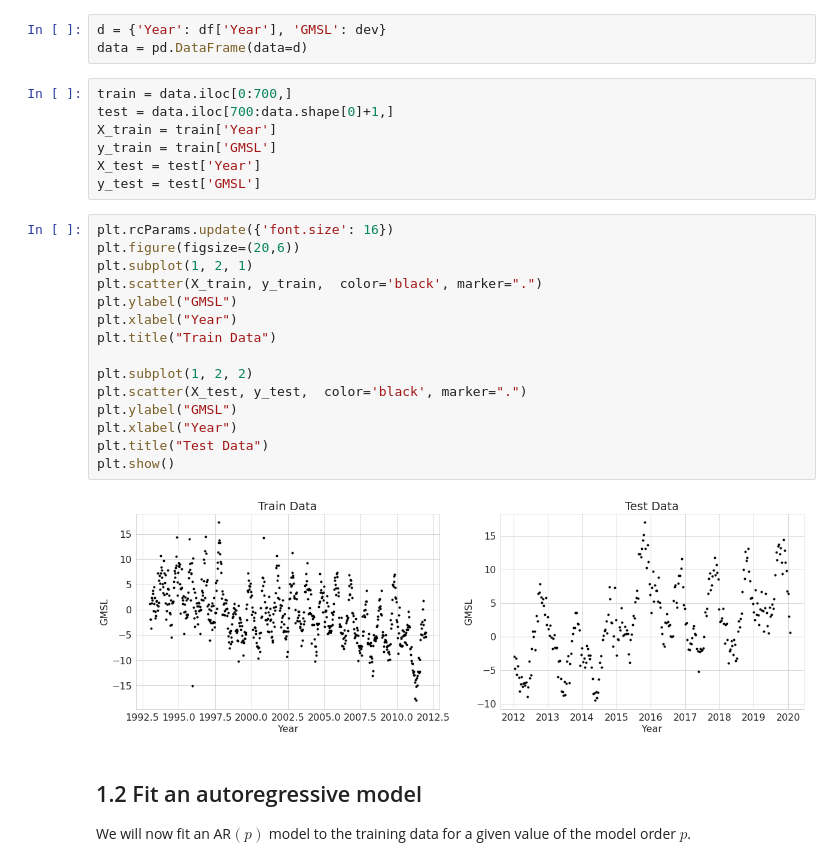
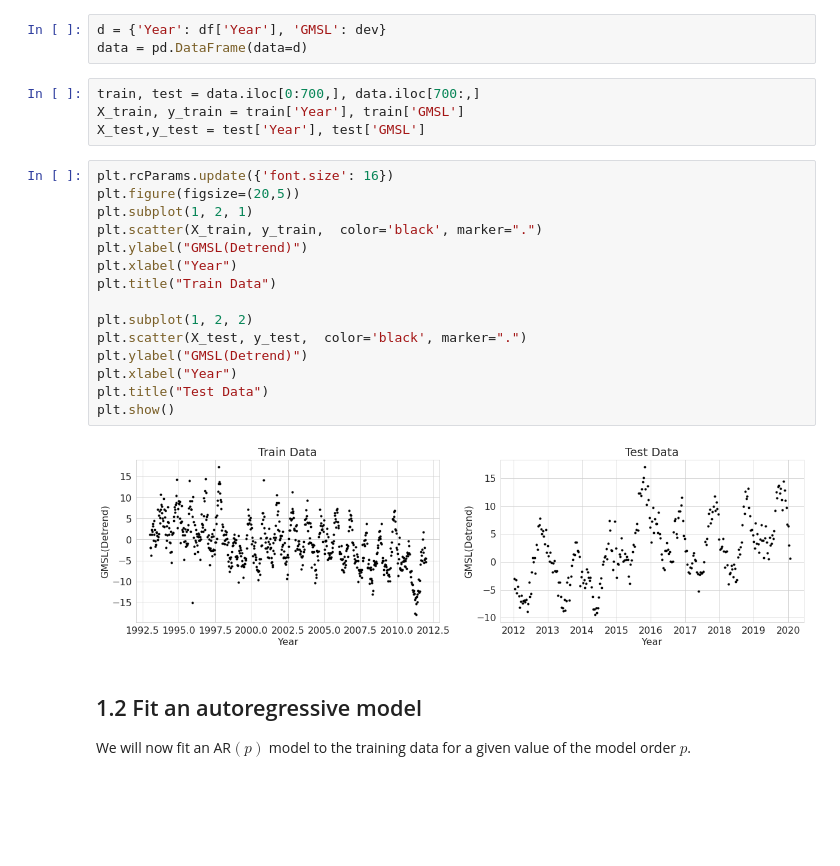
Before and after one commit to jrakhshanda/Time-Series-Sequence-Learning, a Jupyter notebook: tssl_lab1_ipynb_txt.ipynb, the cells around one changed output. Saved outputs shown, nothing was run; the diff lists cells and outputs as text; blank space fills up the shorter version.

```diff
--- a/tssl_lab1_ipynb_txt.ipynb
+++ b/tssl_lab1_ipynb_txt.ipynb
@@ -108,29 +108,26 @@ In this laboration we consider the linear detrending as a predetermined preproce
 d = {'Year': df['Year'], 'GMSL': dev}
 data = pd.DataFrame(data=d)
 # %%
-train = data.iloc[0:700,]
-test = data.iloc[700:data.shape[0]+1,]
-X_train = train['Year']
-y_train = train['GMSL']
-X_test = test['Year']
-y_test = test['GMSL']
+train, test = data.iloc[0:700,], data.iloc[700:,]
+X_train, y_train = train['Year'], train['GMSL']
+X_test,y_test = test['Year'], test['GMSL']
 # %%
 plt.rcParams.update({'font.size': 16})
-plt.figure(figsize=(20,6))
+plt.figure(figsize=(20,5))
 plt.subplot(1, 2, 1)
 plt.scatter(X_train, y_train,  color='black', marker=".")
-plt.ylabel("GMSL")
+plt.ylabel("GMSL(Detrend)")
 plt.xlabel("Year")
 plt.title("Train Data")
 
 plt.subplot(1, 2, 2)
 plt.scatter(X_test, y_test,  color='black', marker=".")
-plt.ylabel("GMSL")
+plt.ylabel("GMSL(Detrend)")
 plt.xlabel("Year")
 plt.title("Test Data")
 plt.show()
 # %% [output]
-[figure, old version]
+[figure, new version]
 # %% [markdown]
 ## 1.2 Fit an autoregressive model
 We will now fit an AR$(p)$ model to the training data for a given value of the model order $p$.
```
Also changed, not shown: parts of 2 cells of this notebook.
